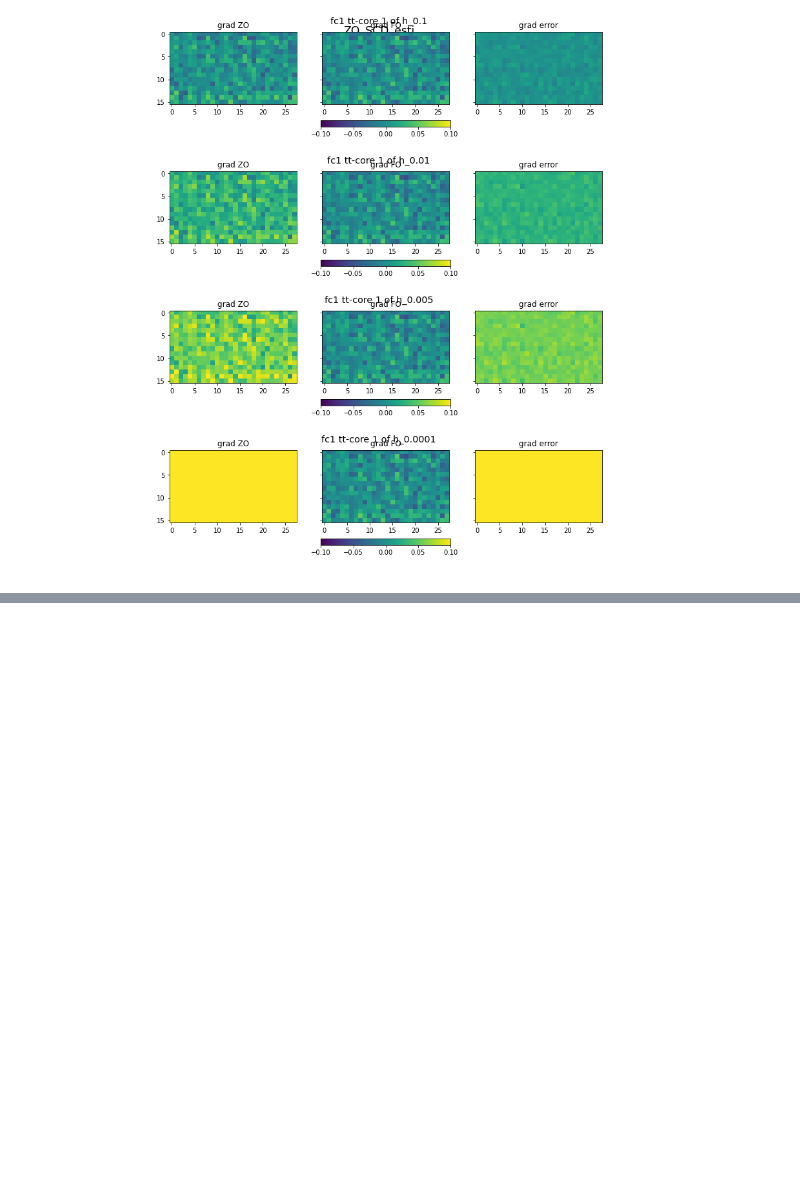
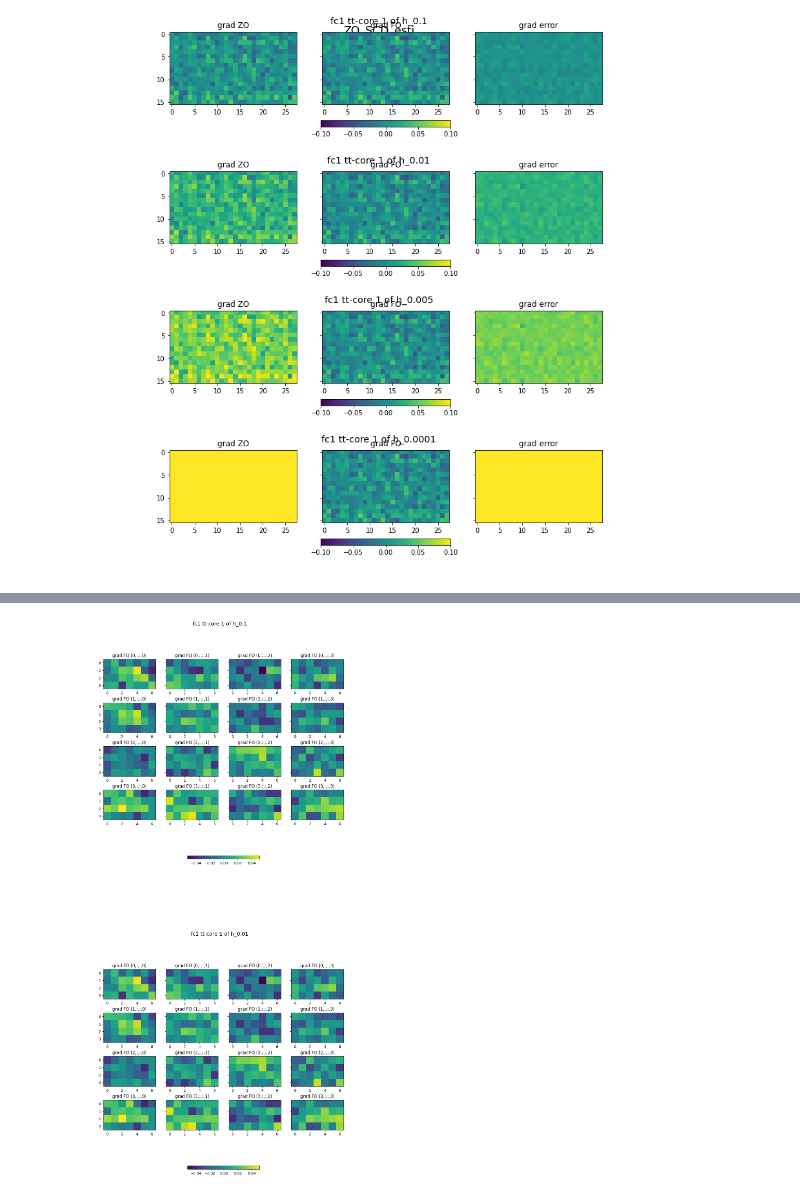
Before and after one commit to olokevin/GraSP_ZO, a Jupyter notebook: test.ipynb, the cells around one changed output, grey strips where cells are left out. Cells and saved outputs as stored; diff of their text form; code cells hidden in the pictures; blank space fills up the shorter version.

```diff
--- a/test.ipynb
+++ b/test.ipynb
@@ -142,0 +147,91 @@ plt.show()
+# %%
+import os
+import torch
+import numpy as np
+import matplotlib
+import matplotlib.pyplot as plt
+
+shape1 = [[4,7,7,4], [4,4,4,4]]
+shape2 = [[4,4,4,4], [1,5,2,1]]
+tt_rank = [1,4,4,4,1]
+
+network = 'ttm'
+optimizer_name = 'ZO_SCD_esti'
+data_path = 'figs/ttm/ZO_SCD_esti/inc_adam_bz128_lr0.1_h0.1_grad0/'
+h_smooths = [0.1, 0.01]
+# h_smooths = [0.1, 0.01, 0.005, 0.0001]
+
+fig = plt.figure(figsize=(12, 12*len(h_smooths)))
+subfigs = fig.subfigures(len(h_smooths), 1, wspace=0.07)
+fig.suptitle(optimizer_name, fontsize='xx-large')
+
+for idx, h_smooth in enumerate(h_smooths):
+    grads_path=os.path.join(data_path + 'h_'+str(h_smooth)+'.pth')
+    grads = torch.load(grads_path)
+
+# optimizer_name = 'ZO_SGD_mask'
+# # n_sample = 100
+# n_samples = [100,1000,10000,100000]
+
+# fig = plt.figure(figsize=(12, 3*len(n_samples)))
+# subfigs = fig.subfigures(len(n_samples), 1, wspace=0.07)
+# fig.suptitle(optimizer_name, fontsize='xx-large')
+
+# for idx, n_sample in enumerate(n_samples):
+#     grads_path=os.path.join('./figs/' + network + optimizer_name + '/N_'+str(n_sample)+'.pth')
+#     grads = torch.load(grads_path)
+
+    grads_zo = grads[0]
+    grads_fo = grads[1]
+    grads_err = grads[2]
+
+    # ================= Single TT-core =================
+    tt_size=(4,4,7,4)
+
+    subfigs[idx].suptitle('fc1 tt-core 1 of ' + 'h_'+str(h_smooth), fontsize='x-large')
+    axs = subfigs[idx].subplots(tt_size[0], tt_size[-1], sharey=True)
+
+    grad_zo = grads_zo['fc1']['1'].cpu().numpy().reshape(tt_size)
+    grad_fo = grads_fo['fc1']['1'].cpu().numpy().reshape(tt_size)
+    grad_err = grads_err['fc1']['1'].cpu().numpy().reshape(tt_size)
+
+    grad_fo_slices = []
+    for i in range(tt_size[0]):
+        for j in range(tt_size[-1]):
+            grad_fo_slices.append(grad_fo[i,:,:,j])
+
+    vmin = np.min(grad_fo)
+    vmax = np.max(grad_fo)
+
+    # vmin = -0.1
+    # vmax = 0.1
+
+    norm = matplotlib.colors.Normalize(vmin=vmin, vmax=vmax)
+
+    # Plot matrices on subplots
+    for ax, mat in zip(axs.flat, grad_fo_slices):
+        im = ax.imshow(mat, cmap='viridis', vmin=vmin, vmax=vmax)
+        # im = ax.contourf(mat,cmap = plt.cm.coolwarm,norm = norm)
+
+    # fig.colorbar(im, ax=axs[-1], shrink=1/axs.shape[0])
+
+    # Add titles to subplots
+    for i in range(tt_size[0]):
+        for j in range(tt_size[-1]):
+            axs[i][j].set_title('grad FO ({},:,:,{})'.format(i,j))
+            grad_fo_slices.append(grad_fo[i,:,:,j])
+
+    # l = 0.95
+    # b = 0.12
+    # w = 0.015
+    # h = 1 - 4*b
+    # cb_ax = subfigs[idx].add_axes([l,b,w,h]) #设置colarbar位置
+    # cbar = subfigs[idx].colorbar(im, cax=cb_ax)     #共享colorbar
+
+    subfigs[idx].colorbar(im, ax=axs, shrink=0.3, location='bottom')
+
+    # fig.suptitle('fc1 tt-core 1 of ' + 'N_'+str(n_sample))
+# plt.tight_layout()
+plt.show()
+# %% [output]
+[figure, added]
```
Also changed, not shown: parts of 2 cells of this notebook, 28 other files.
